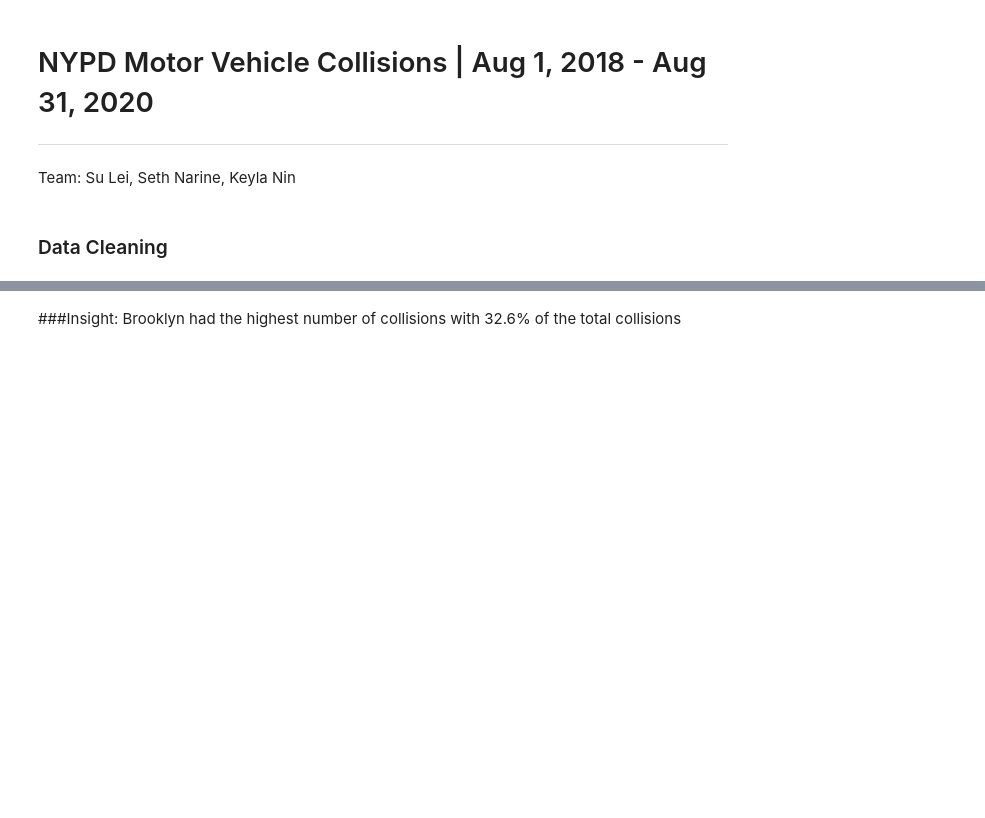
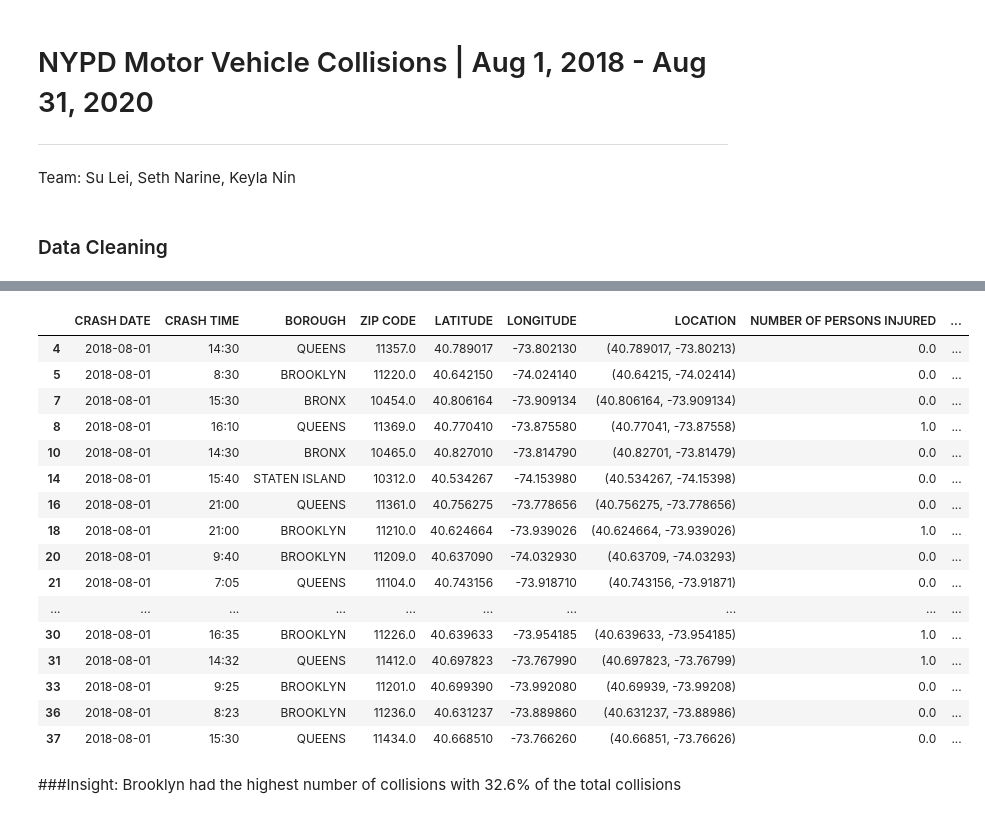
Before and after one commit to sulei7901/Capstone, a Jupyter notebook: NYPD_Motor_Vehicle_Collisions.ipynb, the cells around one changed output, grey strips where cells are left out. Cells and saved outputs as stored; diff of their text form; code cells hidden in the pictures; blank space fills up the shorter version.

```diff
--- a/NYPD_Motor_Vehicle_Collisions.ipynb
+++ b/NYPD_Motor_Vehicle_Collisions.ipynb
@@ -65,7 +65,8 @@ df['CRASH_DATE'] = pd.to_datetime(df.CRASH_DATE)
 # Rename columns
 df=df.rename(columns={'CRASH_DATE':'CRASH DATE'})
 #df.dtypes
-#df.head(20)
+df.head(20)
+#df.tail(20)
 
 #Download csv file
 from google.colab import files
@@ -77,3 +76,20 @@ files.download('filename.csv')
+|  | CRASH DATE | CRASH TIME | BOROUGH | ZIP CODE | LATITUDE | LONGITUDE | LOCATION | NUMBER OF PERSONS INJURED | ... |
+| 4 | 2018-08-01 | 14:30 | QUEENS | 11357.0 | 40.789017 | -73.802130 | (40.789017, -73.80213) | 0.0 | ... |
+| 5 | 2018-08-01 | 8:30 | BROOKLYN | 11220.0 | 40.642150 | -74.024140 | (40.64215, -74.02414) | 0.0 | ... |
+| 7 | 2018-08-01 | 15:30 | BRONX | 10454.0 | 40.806164 | -73.909134 | (40.806164, -73.909134) | 0.0 | ... |
+| 8 | 2018-08-01 | 16:10 | QUEENS | 11369.0 | 40.770410 | -73.875580 | (40.77041, -73.87558) | 1.0 | ... |
+| 10 | 2018-08-01 | 14:30 | BRONX | 10465.0 | 40.827010 | -73.814790 | (40.82701, -73.81479) | 0.0 | ... |
+| 14 | 2018-08-01 | 15:40 | STATEN ISLAND | 10312.0 | 40.534267 | -74.153980 | (40.534267, -74.15398) | 0.0 | ... |
+| 16 | 2018-08-01 | 21:00 | QUEENS | 11361.0 | 40.756275 | -73.778656 | (40.756275, -73.778656) | 0.0 | ... |
+| 18 | 2018-08-01 | 21:00 | BROOKLYN | 11210.0 | 40.624664 | -73.939026 | (40.624664, -73.939026) | 1.0 | ... |
+| 20 | 2018-08-01 | 9:40 | BROOKLYN | 11209.0 | 40.637090 | -74.032930 | (40.63709, -74.03293) | 0.0 | ... |
+| 21 | 2018-08-01 | 7:05 | QUEENS | 11104.0 | 40.743156 | -73.918710 | (40.743156, -73.91871) | 0.0 | ... |
+| ... | ... | ... | ... | ... | ... | ... | ... | ... | ... |
+| 30 | 2018-08-01 | 16:35 | BROOKLYN | 11226.0 | 40.639633 | -73.954185 | (40.639633, -73.954185) | 1.0 | ... |
+| 31 | 2018-08-01 | 14:32 | QUEENS | 11412.0 | 40.697823 | -73.767990 | (40.697823, -73.76799) | 1.0 | ... |
+| 33 | 2018-08-01 | 9:25 | BROOKLYN | 11201.0 | 40.699390 | -73.992080 | (40.69939, -73.99208) | 0.0 | ... |
+| 36 | 2018-08-01 | 8:23 | BROOKLYN | 11236.0 | 40.631237 | -73.889860 | (40.631237, -73.88986) | 0.0 | ... |
+| 37 | 2018-08-01 | 15:30 | QUEENS | 11434.0 | 40.668510 | -73.766260 | (40.66851, -73.76626) | 0.0 | ... |
 # %% [markdown]
 ###Insight: Brooklyn had the highest number of collisions with 32.6% of the total collisions
 # %%
```
Also changed, not shown: parts of 1 cell of this notebook.
